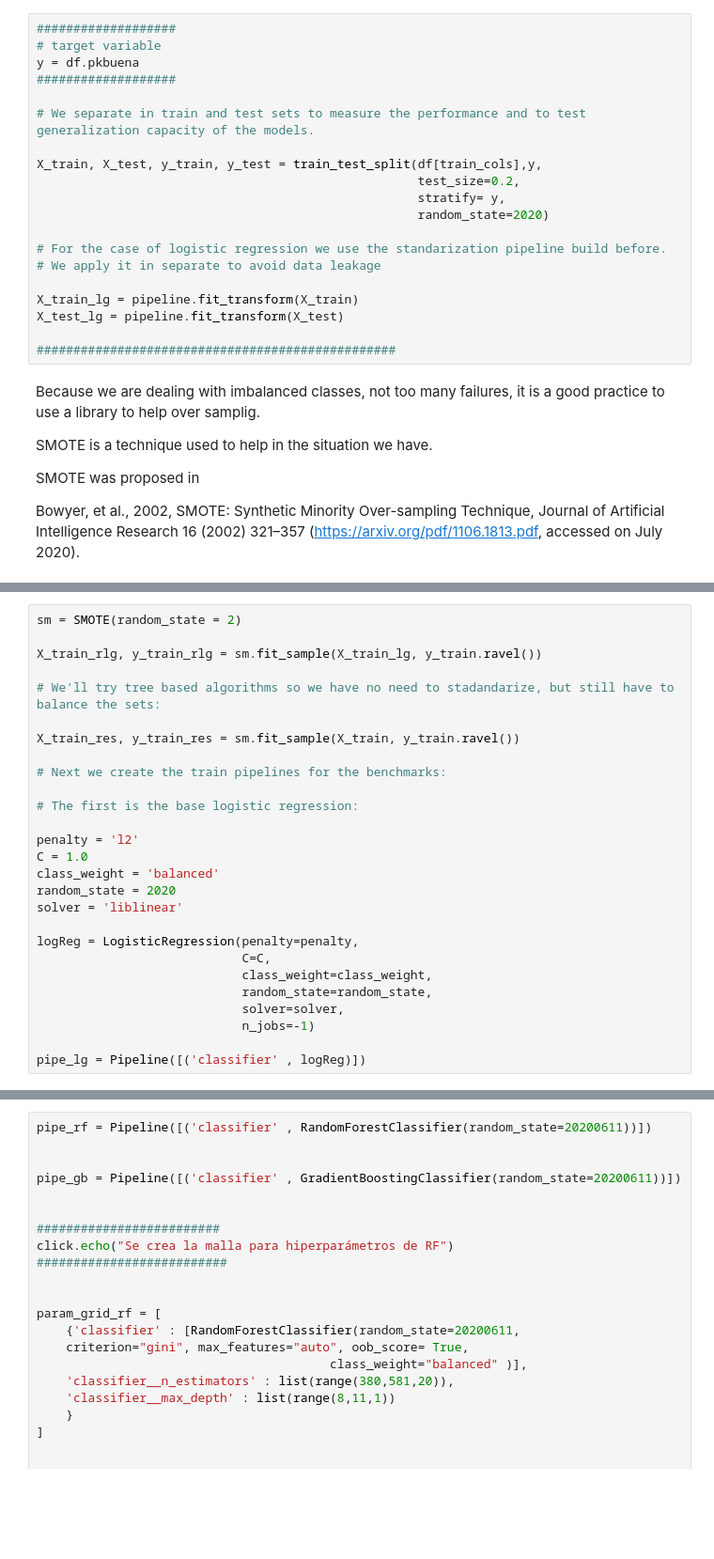
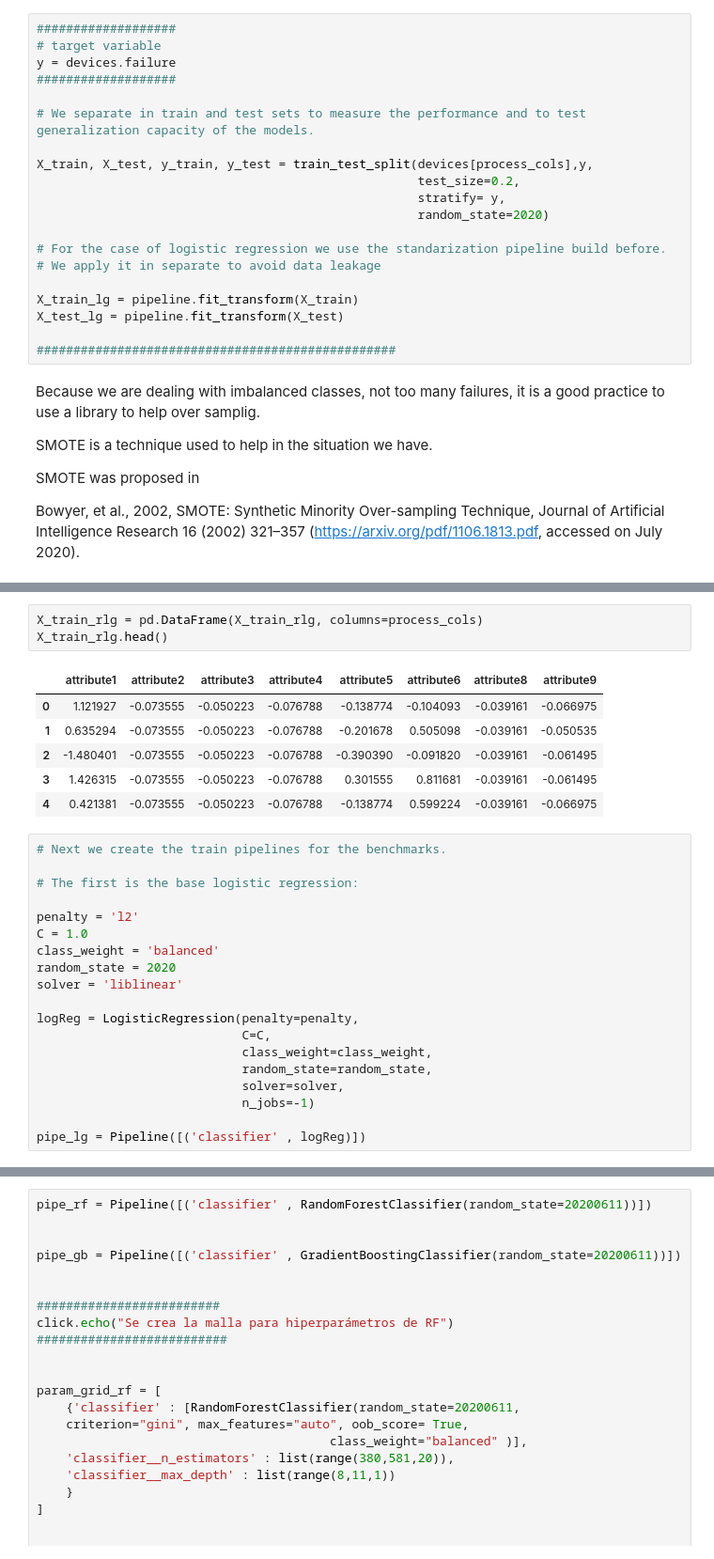
Before and after one commit to qSergio/rare_anomaly, a Jupyter notebook: anomalia/Work Sample.ipynb, the cells around one changed output, grey strips where cells are left out. Shown at 94% size. Cells and saved outputs as stored; diff of their text form; blank space fills up the shorter version.

Commit message:
Terminado el benchmark: logit

```diff
--- a/anomalia/Work Sample.ipynb
+++ b/anomalia/Work Sample.ipynb
@@ -435,12 +434,12 @@ So, now we can draw a strategy for modelling: we'll try logit as benchmark and f
 # %%
 ###################
 # target variable
-y = df.pkbuena
+y = devices.failure
 ###################
 
 # We separate in train and test sets to measure the performance and to test generalization capacity of the models.
 
-X_train, X_test, y_train, y_test = train_test_split(df[train_cols],y,
+X_train, X_test, y_train, y_test = train_test_split(devices[process_cols],y,
                                                     test_size=0.2,
                                                     stratify= y,
                                                     random_state=2020)
@@ -465,13 +500,15 @@ X_test_lg = pipeline.fit_transform(X_test)
+# %%
+X_train_rlg = pd.DataFrame(X_train_rlg, columns=process_cols)
+X_train_rlg.head()
+# %% [output]
+|  | attribute1 | attribute2 | attribute3 | attribute4 | attribute5 | attribute6 | attribute8 | attribute9 |
+| 0 | 1.121927 | -0.073555 | -0.050223 | -0.076788 | -0.138774 | -0.104093 | -0.039161 | -0.066975 |
+| 1 | 0.635294 | -0.073555 | -0.050223 | -0.076788 | -0.201678 | 0.505098 | -0.039161 | -0.050535 |
+| 2 | -1.480401 | -0.073555 | -0.050223 | -0.076788 | -0.390390 | -0.091820 | -0.039161 | -0.061495 |
+| 3 | 1.426315 | -0.073555 | -0.050223 | -0.076788 | 0.301555 | 0.811681 | -0.039161 | -0.061495 |
+| 4 | 0.421381 | -0.073555 | -0.050223 | -0.076788 | -0.138774 | 0.599224 | -0.039161 | -0.066975 |
 # %%
-sm = SMOTE(random_state = 2)
-
-X_train_rlg, y_train_rlg = sm.fit_sample(X_train_lg, y_train.ravel())
-
-# We'll try tree based algorithms so we have no need to stadandarize, but still have to balance the sets:
-
-X_train_res, y_train_res = sm.fit_sample(X_train, y_train.ravel())
-
-# Next we create the train pipelines for the benchmarks:
+# Next we create the train pipelines for the benchmarks.
 
 # The first is the base logistic regression:
 
```
Also changed, not shown: parts of 15 cells of this notebook.
